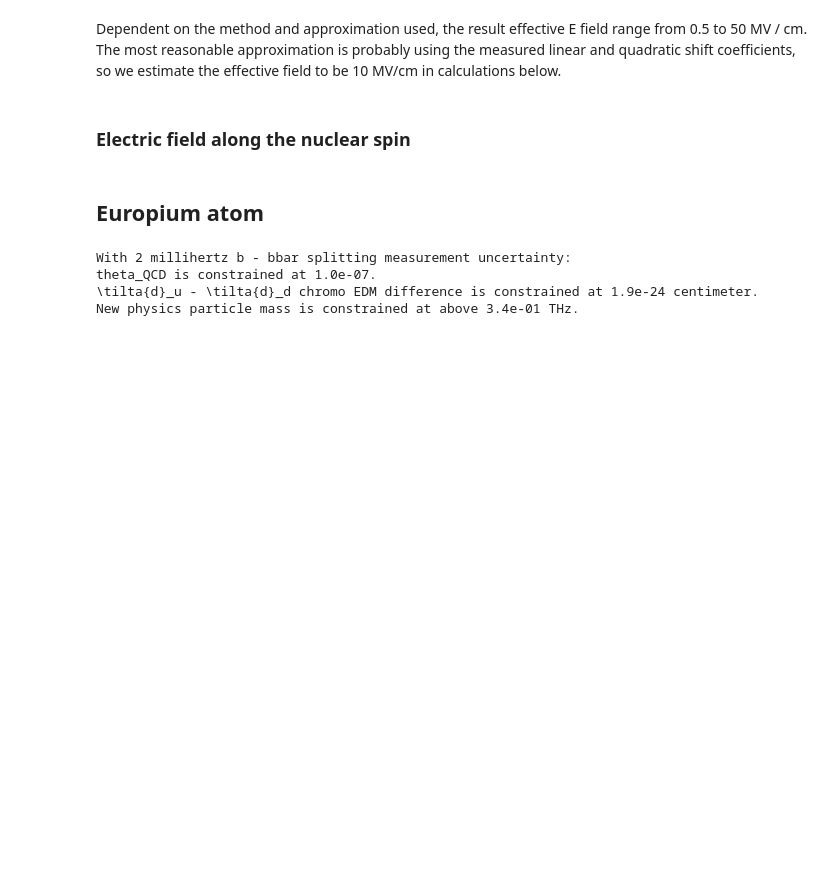
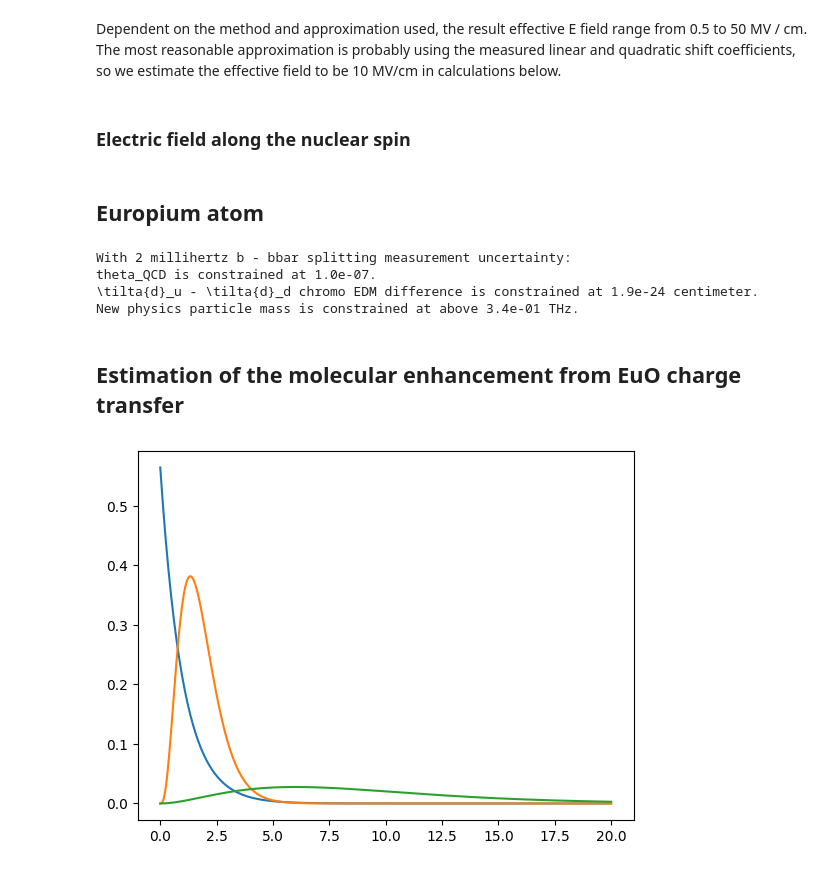
Before and after one commit to vuthalab/onix, a Jupyter notebook: analysis/calculations/new_physics_sensitivity.ipynb, the cells around one changed output. Saved outputs shown, nothing was run; the diff lists cells and outputs as text; code cells hidden in the pictures; blank space fills up the shorter version.

```diff
--- a/analysis/calculations/new_physics_sensitivity.ipynb
+++ b/analysis/calculations/new_physics_sensitivity.ipynb
@@ -153,3 +158,50 @@ With 2 millihertz b - bbar splitting measurement uncertainty:
 theta_QCD is constrained at 1.0e-07.
 \tilta{d}_u - \tilta{d}_d chromo EDM difference is constrained at 1.9e-24 centimeter.
 New physics particle mass is constrained at above 3.4e-01 THz.
+# %% [markdown]
+## Estimation of the molecular enhancement from EuO charge transfer
+# %%
+# https://chem.libretexts.org/Courses/Saint_Marys_College_Notre_Dame_IN/CHEM_342%3A_Bio-inorganic_Chemistry/Readings/Week_1%3A_Analysis_of_Periodic_Trends/1.1%3A_Concepts_and_principles_that_explain_periodic_trends/1.1.2%3A_Effective_Nuclear_Charge
+
+def Psi_H_1s(r, theta, phi):
+    Z = 1
+    n = 1
+    l = 0
+    m = 0
+    return Psi_nlm(n, l, m, r, phi, theta, Z)
+
+def Psi_H_2s(r, theta, phi):
+    Z = 1
+    n = 2
+    l = 0
+    m = 0
+    return Psi_nlm(n, l, m, r, phi, theta, Z)
+
+def Psi_H_2p(m, r, theta, phi):
+    Z = 1
+    n = 2
+    l = 1
+    return Psi_nlm(n, l, m, r, phi, theta, Z)
+
+def Psi_Eu3p_4f(m, r, theta, phi):
+    e_5s = 2
+    e_5p = 6
+    Z = e_5s + e_5p + 1
+    n = 4
+    l = 3
+    return Psi_nlm(n, l, m, r, phi, theta, Z)
+
+def Psi_O2m_nd(n, m, r, theta, phi):
+    # the other oxygen electron comes from another bond
+    Z = 1
+    l = 2
+    return Psi_nlm(n, l, m, r, phi, theta, Z)
+# %%
+fig, ax = plt.subplots()
+rs = np.linspace(0, 20, 500)
+ax.plot(rs, [Psi_H_1s(r, 0, 0) for r in rs])
+ax.plot(rs, [Psi_Eu3p_4f(0, r, 0, 0) for r in rs])
+ax.plot(rs, [Psi_O2m_nd(3, 0, r, 0, 0) for r in rs])
+plt.show()
+# %% [output]
+[figure, added]
```
Also changed, not shown: parts of 8 cells of this notebook.
